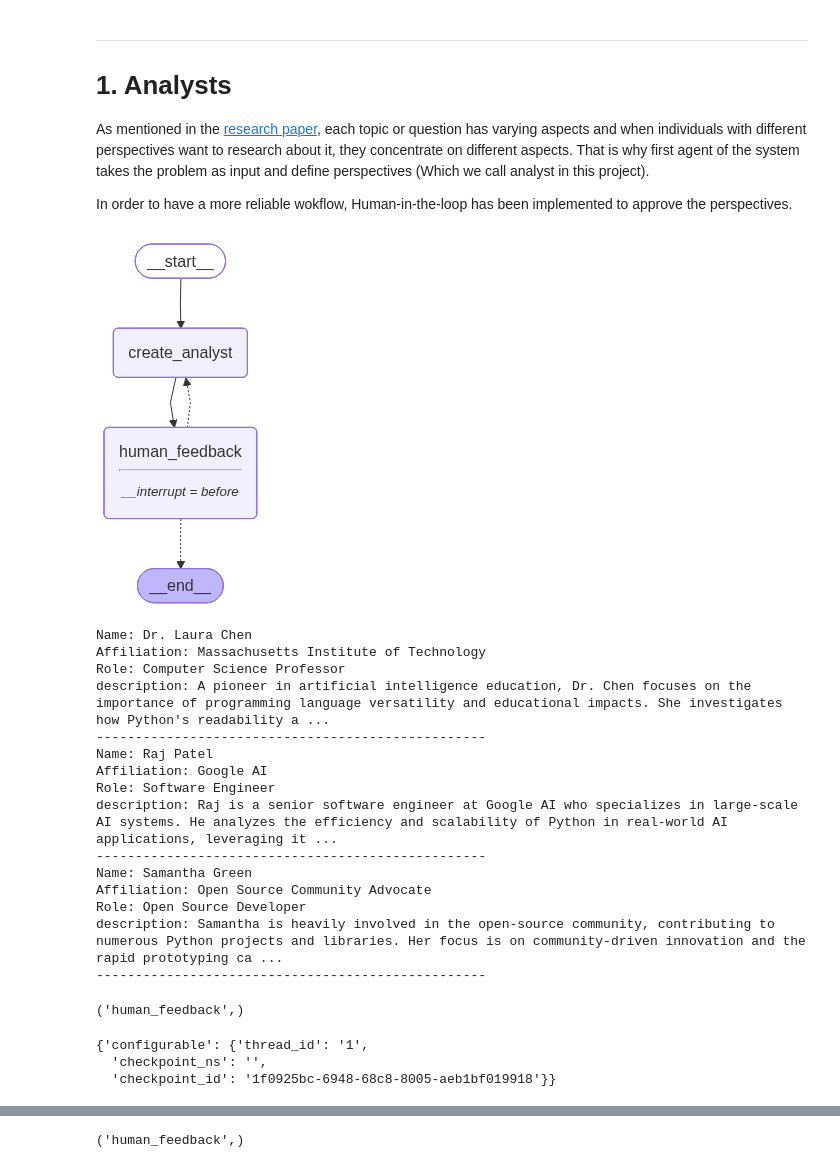
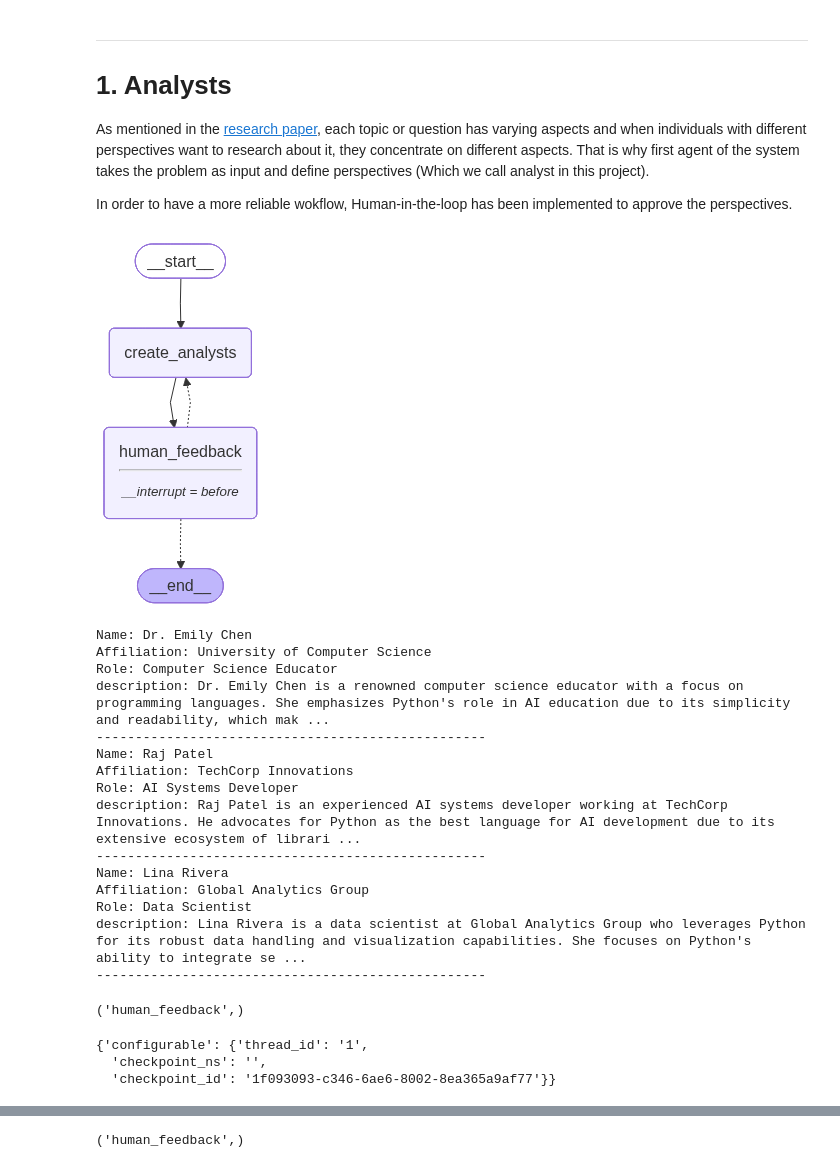
Before and after one commit to PeymanKh/llm-engineering-12-week-roadmap, a Jupyter notebook: codes/research_assistant/Untitled.ipynb, the cells around one changed output, grey strips where cells are left out. Drawn from its saved outputs; the diff is of its cells as text; code cells hidden in the pictures.

````diff
--- a/codes/research_assistant/Untitled.ipynb
+++ b/codes/research_assistant/Untitled.ipynb
@@ -85,7 +87,7 @@ class Analyst(BaseModel):
         description="role of the analyst in the context of topic."
     )
     description: str = Field(
-        description="description of the analyst focus, concerns, and motivations."
+        description="third-person description of the analyst focus, concerns, and motivations."
     )
 
     @property
@@ -111,7 +113,7 @@ class CreateAnalystOutput(BaseModel):
 class CreateAnalystState(TypedDict):
     """State for the generate analyst graph. we pass this state and the graph edit the field on invokation"""
     topic: str  # Research topic
-    max_analyst: int  # Number of analysts we want to have
+    max_analysts: int  # Number of analysts we want to have
     human_feedback: str  # Human feedback for editing generated analystst (for Human-in-the-loop)
     analysts: list[Analyst]  # List of generated analysts
 # %%
@@ -130,7 +132,7 @@ Follow the following instructions carefully to generate the response:
 
 3. Create analyst personas that differ in expertise, background, and motivationso that, together, they cover all key aspects needed to analyze the topic.
 
-4. Return the top {max_analyst} personas.
+4. Return the top {max_analysts} personas.
 """),
 
         ("user", """Research Topic: ```{topic}```
@@ -140,11 +142,11 @@
 )
 # %%
 # Nodes
-def create_analyst(state: CreateAnalystState):
+def create_analysts(state: CreateAnalystState):
     """Node to create list of different analysts(perspectives)"""
 
     topic = state["topic"]
-    max_analyst = state["max_analyst"]
+    max_analysts = state["max_analysts"]
     human_feedback = state.get("human_feedback", "")
 
     # Add output schema to the ChatModel
@@ -153,7 +155,7 @@ def create_analyst(state: CreateAnalystState):
     # Create chat messages from prompt templates
     prompt = generate_analyst_prompt_template.invoke({
         "topic": topic,
-        "max_analyst": max_analyst,
+        "max_analysts": max_analysts,
         "human_feedback": human_feedback
     })
 
@@ -176,35 +178,35 @@ def human_feedback_router(state: CreateAnalystState):
     human_feedback = state.get("human_feedback", None)
 
     if human_feedback:
-        return "create_analyst"
+        return "create_analysts"
     return END
 # %%
 # Graph
 analyst_builder = StateGraph(CreateAnalystState)
 
-analyst_builder.add_node("create_analyst", create_analyst)
+analyst_builder.add_node("create_analysts", create_analysts)
 analyst_builder.add_node("human_feedback", human_feedback)
 
-analyst_builder.add_edge(START, "create_analyst")
-analyst_builder.add_edge("create_analyst", "human_feedback")
-analyst_builder.add_conditional_edges("human_feedback", human_feedback_router, ["create_analyst", END])
+analyst_builder.add_edge(START, "create_analysts")
+analyst_builder.add_edge("create_analysts", "human_feedback")
+analyst_builder.add_conditional_edges("human_feedback", human_feedback_router, ["create_analysts", END])
 
 # Compile
 memory = MemorySaver()
 analyst_graph = analyst_builder.compile(interrupt_before=['human_feedback'], checkpointer=memory)
 
 # View Graph
 display(Image(analyst_graph.get_graph(xray=1).draw_mermaid_png()))
 # %% [output]
-[figure, old version]
+[figure, new version]
 # %%
 # Test
-max_analyst = 3
+max_analysts = 3
 topic = "Why python is the best language for AI development?"
 thread = {"configurable": {"thread_id": 1}}
 
 # Run the graph until the first interruption
-for event in analyst_graph.stream({"topic":topic,"max_analyst":max_analyst,}, thread, stream_mode="values"):
+for event in analyst_graph.stream({"topic":topic,"max_analysts":max_analysts,}, thread, stream_mode="values"):
     # Review
     analysts = event.get('analysts', '')
     if analysts:
@@ -215,20 +217,20 @@ for event in analyst_graph.stream({"topic":topic,"max_analyst":max_analyst,}, th
             print(f"description: {analyst.description}")
             print("-" * 50)
 # %% [output]
-Name: Dr. Laura Chen
-Affiliation: Massachusetts Institute of Technology
-Role: Computer Science Professor
-description: A pioneer in artificial intelligence education, Dr. Chen focuses on the importance of programming language versatility and educational impacts. She investigates how Python's readability a ...
+Name: Dr. Emily Chen
+Affiliation: University of Computer Science
+Role: Computer Science Educator
+description: Dr. Emily Chen is a renowned computer science educator with a focus on programming languages. She emphasizes Python's role in AI education due to its simplicity and readability, which mak ...
 --------------------------------------------------
 Name: Raj Patel
-Affiliation: Google AI
-Role: Software Engineer
-description: Raj is a senior software engineer at Google AI who specializes in large-scale AI systems. He analyzes the efficiency and scalability of Python in real-world AI applications, leveraging it ...
+Affiliation: TechCorp Innovations
+Role: AI Systems Developer
+description: Raj Patel is an experienced AI systems developer working at TechCorp Innovations. He advocates for Python as the best language for AI development due to its extensive ecosystem of librari ...
 --------------------------------------------------
-Name: Samantha Green
-Affiliation: Open Source Community Advocate
-Role: Open Source Developer
-description: Samantha is heavily involved in the open-source community, contributing to numerous Python projects and libraries. Her focus is on community-driven innovation and the rapid prototyping ca ...
+Name: Lina Rivera
+Affiliation: Global Analytics Group
+Role: Data Scientist
+description: Lina Rivera is a data scientist at Global Analytics Group who leverages Python for its robust data handling and visualization capabilities. She focuses on Python's ability to integrate se ...
 --------------------------------------------------
 # %%
 state = analyst_graph.get_state(thread)
@@ -243,7 +245,7 @@ analyst_graph.update_state(thread, {
 # %% [output]
 {'configurable': {'thread_id': '1',
   'checkpoint_ns': '',
-  'checkpoint_id': '1f0925bc-6948-68c8-8005-aeb1bf019918'}}
+  'checkpoint_id': '1f093093-c346-6ae6-8002-8ea365a9af77'}}
 # %%
 for event in analyst_graph.stream(None, thread, stream_mode="values"):
     analysts = event.get('analysts', '')
````
Also changed, not shown: parts of 34 cells of this notebook.
